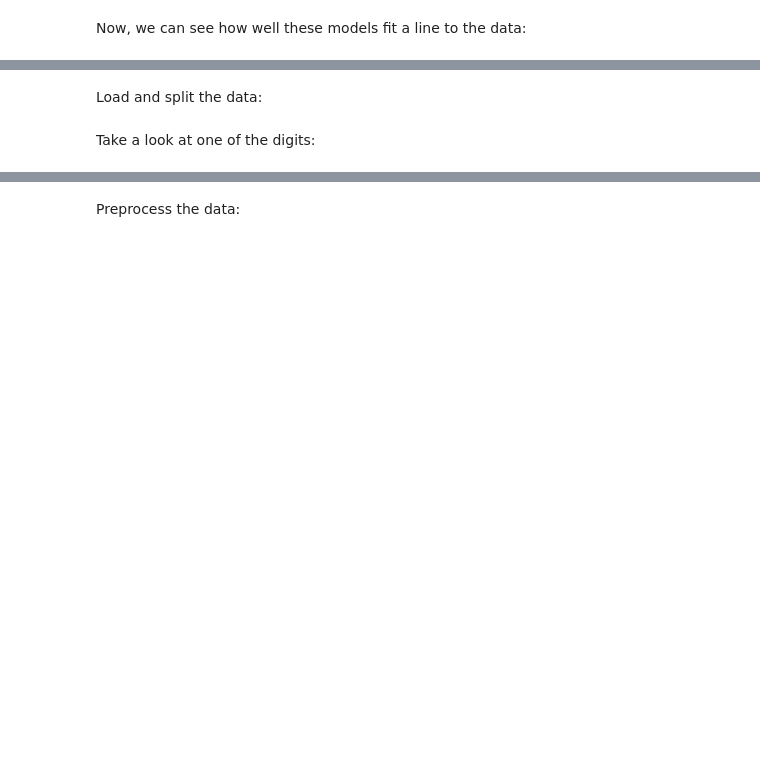
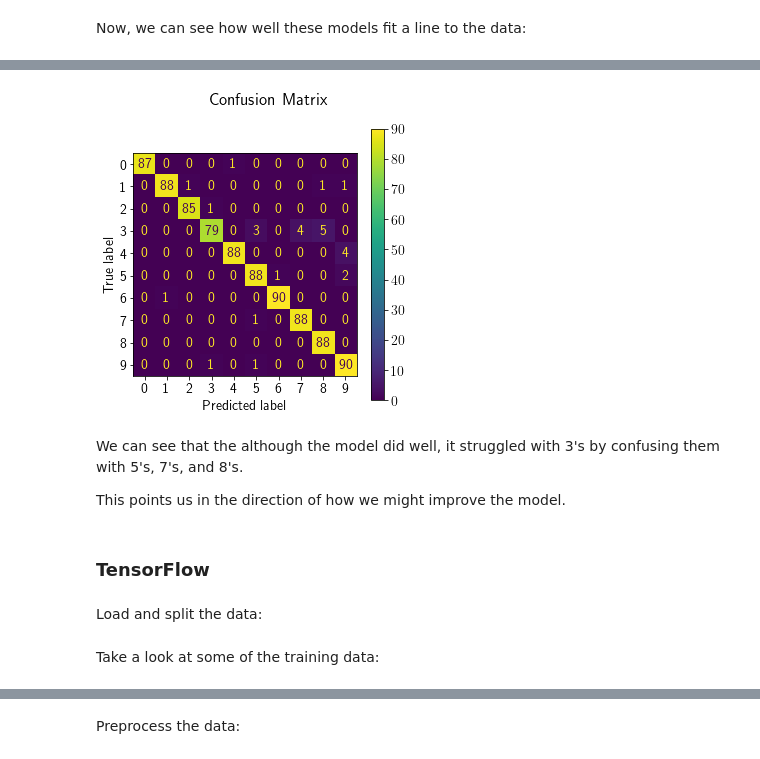
Before and after one commit to lukeconibear/intro_ml, a Jupyter notebook: docs/01_fundamentals.ipynb, the cells around one changed output, grey strips where cells are left out. Drawn from its saved outputs; the diff is of its cells as text; code cells hidden in the pictures; blank space fills up the shorter version.

```diff
--- a/docs/01_fundamentals.ipynb
+++ b/docs/01_fundamentals.ipynb
@@ -249,0 +410,14 @@ plt.show()
+# %%
+confusion_matrix = metrics.ConfusionMatrixDisplay.from_predictions(
+    y_test, y_pred
+)
+confusion_matrix.figure_.suptitle("Confusion Matrix")
+plt.show()
+# %% [output]
+[figure, added]
+# %% [markdown]
+We can see that the although the model did well, it struggled with 3's by confusing them with 5's, 7's, and 8's.
+
+This points us in the direction of how we might improve the model.
+# %% [markdown]
+### TensorFlow
@@ -254,2 +430,2 @@ Load and split the data:
 # %% [markdown]
-Take a look at one of the digits:
+Take a look at some of the training data:
```
Also changed, not shown: parts of 77 cells of this notebook, 6 other files.
